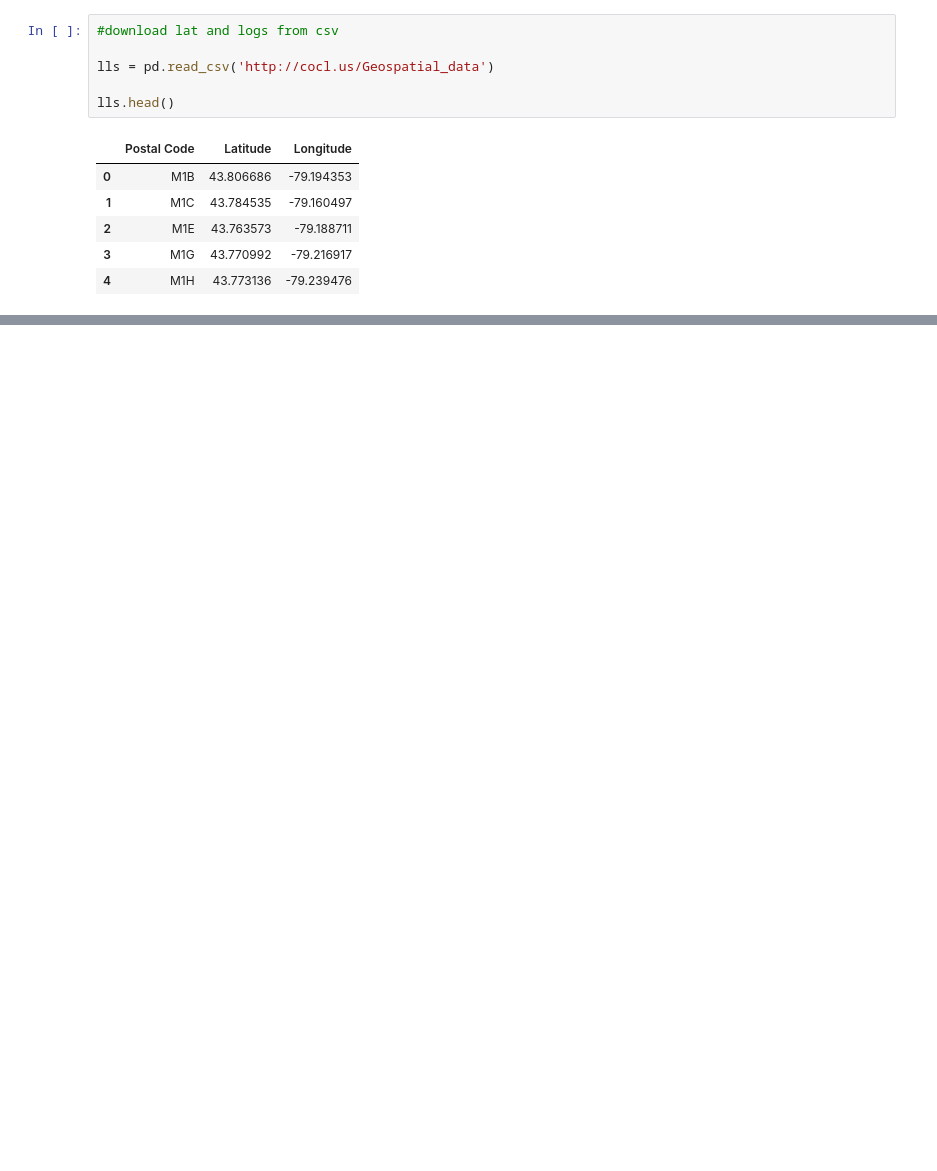
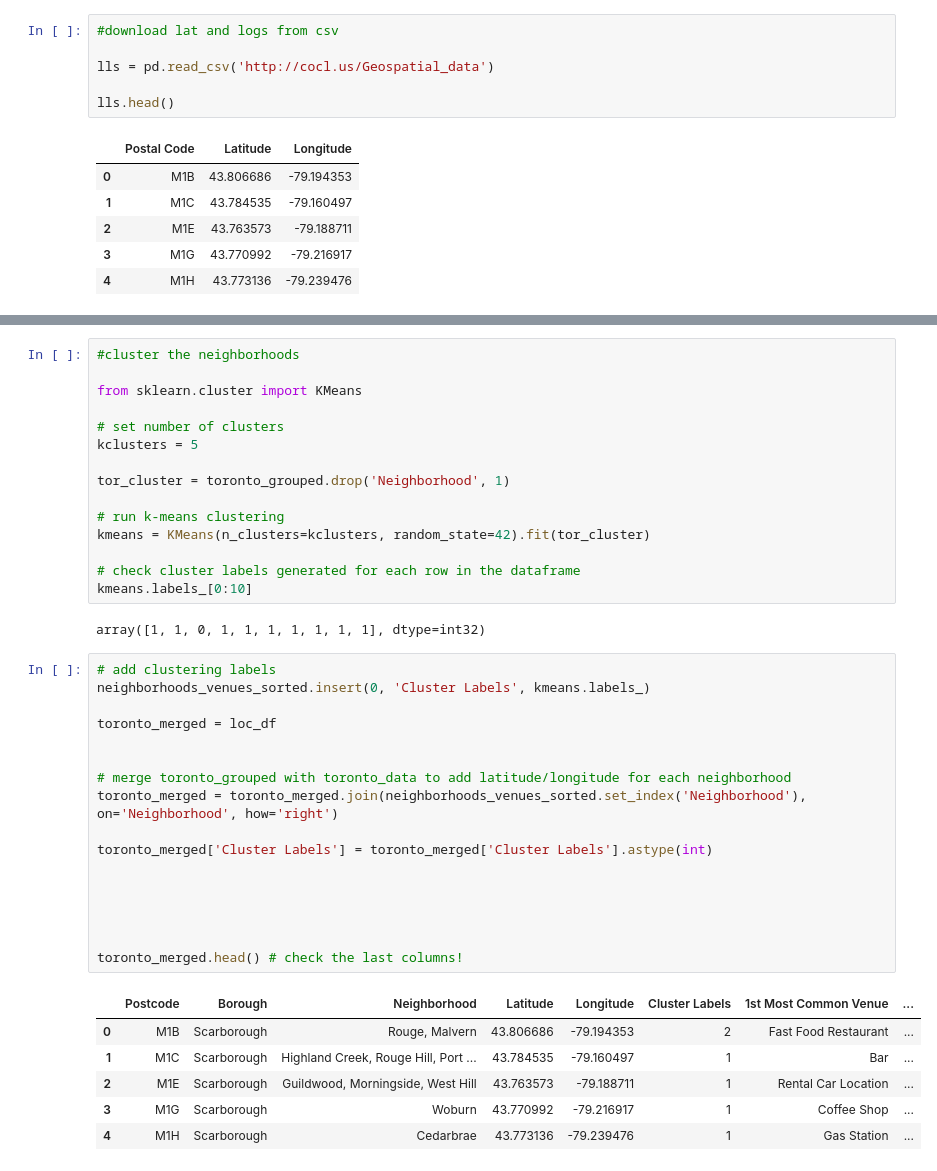
Before and after one commit to sam-brady/clustering-neighborhoods, a Jupyter notebook: Coursera Capstone Project.ipynb, the cells around one changed output, grey strips where cells are left out. Drawn from its saved outputs; the diff is of its cells as text; blank space fills up the shorter version.

```diff
--- a/Coursera Capstone Project.ipynb
+++ b/Coursera Capstone Project.ipynb
@@ -115,0 +443,41 @@ loc_df.head()
+# %%
+#cluster the neighborhoods
+
+from sklearn.cluster import KMeans
+
+# set number of clusters
+kclusters = 5
+
+tor_cluster = toronto_grouped.drop('Neighborhood', 1)
+
+# run k-means clustering
+kmeans = KMeans(n_clusters=kclusters, random_state=42).fit(tor_cluster)
+
+# check cluster labels generated for each row in the dataframe
+kmeans.labels_[0:10]
+# %% [output]
+array([1, 1, 0, 1, 1, 1, 1, 1, 1, 1], dtype=int32)
+# %%
+# add clustering labels
+neighborhoods_venues_sorted.insert(0, 'Cluster Labels', kmeans.labels_)
+
+toronto_merged = loc_df
+
+
+# merge toronto_grouped with toronto_data to add latitude/longitude for each neighborhood
+toronto_merged = toronto_merged.join(neighborhoods_venues_sorted.set_index('Neighborhood'), on='Neighborhood', how='right')
+
+toronto_merged['Cluster Labels'] = toronto_merged['Cluster Labels'].astype(int)
+
+
+
+
+
+toronto_merged.head() # check the last columns!
+# %% [output]
+|  | Postcode | Borough | Neighborhood | Latitude | Longitude | Cluster Labels | 1st Most Common Venue | ... |
+| 0 | M1B | Scarborough | Rouge, Malvern | 43.806686 | -79.194353 | 2 | Fast Food Restaurant | ... |
+| 1 | M1C | Scarborough | Highland Creek, Rouge Hill, Port ... | 43.784535 | -79.160497 | 1 | Bar | ... |
+| 2 | M1E | Scarborough | Guildwood, Morningside, West Hill | 43.763573 | -79.188711 | 1 | Rental Car Location | ... |
+| 3 | M1G | Scarborough | Woburn | 43.770992 | -79.216917 | 1 | Coffee Shop | ... |
+| 4 | M1H | Scarborough | Cedarbrae | 43.773136 | -79.239476 | 1 | Gas Station | ... |
```
Also changed, not shown: parts of 21 cells of this notebook.
